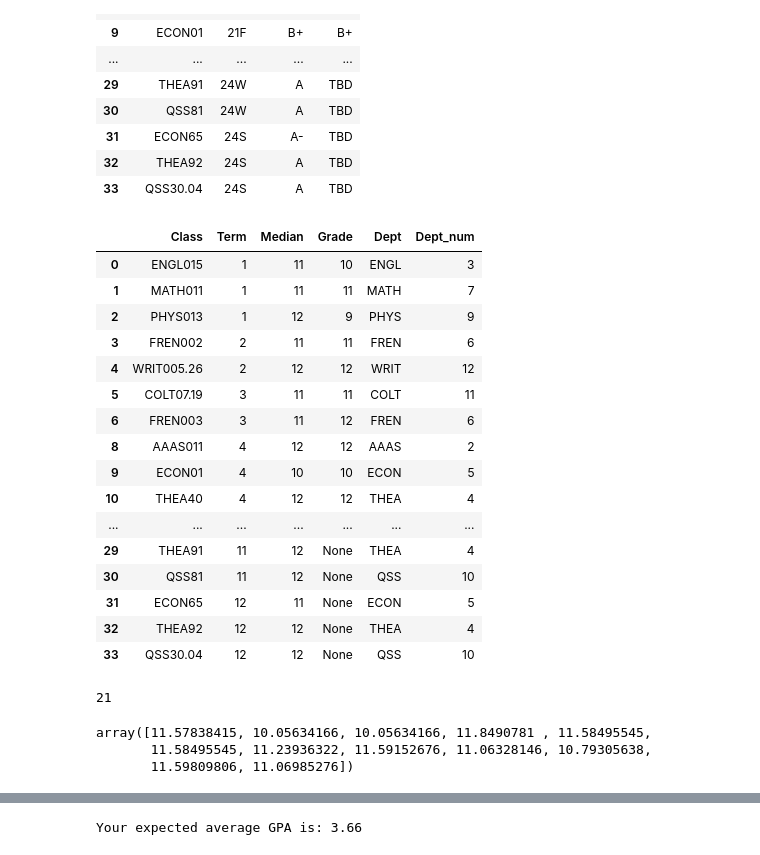
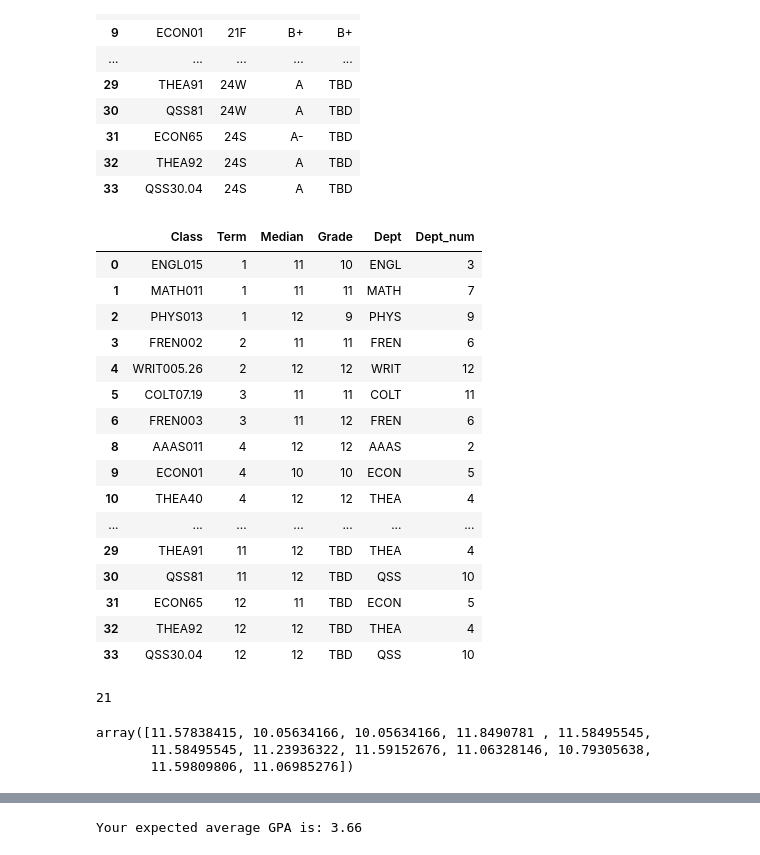
Before and after one commit to emj1214/undergradgrades, a Jupyter notebook: grades.ipynb, the cells around one changed output, grey strips where cells are left out. Cells and saved outputs as stored; diff of their text form; code cells hidden in the pictures.

Commit message:
added comments so anyone else reading knows what I'm doing

```diff
--- a/grades.ipynb
+++ b/grades.ipynb
@@ -24,6 +25,8 @@ df
 | 32 | THEA92 | 24S | A | TBD |
 | 33 | QSS30.04 | 24S | A | TBD |
 # %%
+# A dictionary that converts letter grades to numbers 0-12
+# Only 8-12 are applicable, 6 and 7 included as buffer
 gpa_dict = {
     "A" : 12,
     "A-" : 11,
@@ -31,10 +34,10 @@ gpa_dict = {
     "B" : 9,
     "B-" : 8,
     "C+" : 7,
-    "C" : 6,
-    "TBD" : 'None'
+    "C" : 6
 }
 
+# A dictionary converting the terms into integers
 term_dict = {
     "20F" : 1,
     "21W" : 2,
@@ -44,36 +47,43 @@ term_dict = {
     "22S" : 6,
     "22X" : 7,
     "22F" : 8,
     "23W" : 9,
     "23F" : 10,
     "24W" : 11,
     "24S" : 12
 }
 
+# Using the dictionaries to change values in the data frame
 df = df.replace({"Median": gpa_dict, "Grade": gpa_dict, "Term": term_dict})
+
+# Removing the term I NRO'd since it won't count towards my GPA
 df = df[df['Grade'] != "NR"]
+
+# Creating the Department column to include in prediction (I know I preform better in some departments than others)
 df['Dept'] = df['Class'].str.extract(r'(^[A-Z]{3,4})')
 
+# creating a unique numerical value for each department
 d = {ni: indi for indi, ni in enumerate(set(df['Dept']))}
 df['Dept_num'] = [d[ni] for ni in df['Dept']]
 
+# Check the df
 df
 # %% [output]
 |  | Class | Term | Median | Grade | Dept | Dept_num |
 | 0 | ENGL015 | 1 | 11 | 10 | ENGL | 3 |
 | 1 | MATH011 | 1 | 11 | 11 | MATH | 7 |
 | 2 | PHYS013 | 1 | 12 | 9 | PHYS | 9 |
 | 3 | FREN002 | 2 | 11 | 11 | FREN | 6 |
 | 4 | WRIT005.26 | 2 | 12 | 12 | WRIT | 12 |
 | 5 | COLT07.19 | 3 | 11 | 11 | COLT | 11 |
 | 6 | FREN003 | 3 | 11 | 12 | FREN | 6 |
 | 8 | AAAS011 | 4 | 12 | 12 | AAAS | 2 |
 | 9 | ECON01 | 4 | 10 | 10 | ECON | 5 |
 | 10 | THEA40 | 4 | 12 | 12 | THEA | 4 |
 | ... | ... | ... | ... | ... | ... | ... |
-| 29 | THEA91 | 11 | 12 | None | THEA | 4 |
-| 30 | QSS81 | 11 | 12 | None | QSS | 10 |
-| 31 | ECON65 | 12 | 11 | None | ECON | 5 |
-| 32 | THEA92 | 12 | 12 | None | THEA | 4 |
-| 33 | QSS30.04 | 12 | 12 | None | QSS | 10 |
+| 29 | THEA91 | 11 | 12 | TBD | THEA | 4 |
+| 30 | QSS81 | 11 | 12 | TBD | QSS | 10 |
+| 31 | ECON65 | 12 | 11 | TBD | ECON | 5 |
+| 32 | THEA92 | 12 | 12 | TBD | THEA | 4 |
+| 33 | QSS30.04 | 12 | 12 | TBD | QSS | 10 |
 # %%
@@ -97,10 +113,11 @@ reg.fit(grades_X_train, grades_y_train)
 pred = reg.predict(grades_X_test)
 # %% [output]
 21
-# %%
-pred
-# %% [output]
-array([11.57838415, 10.05634166, 10.05634166, 11.8490781 , 11.58495545,
-       11.58495545, 11.23936322, 11.59152676, 11.06328146, 10.79305638,
-       11.59809806, 11.06985276])
+# %%
+# Check out the predictions to see if it worked
+pred
+# %% [output]
+array([11.57838415, 10.05634166, 10.05634166, 11.8490781 , 11.58495545,
+       11.58495545, 11.23936322, 11.59152676, 11.06328146, 10.79305638,
+       11.59809806, 11.06985276])
 # %%
```
Also changed, not shown: parts of 6 cells of this notebook.
